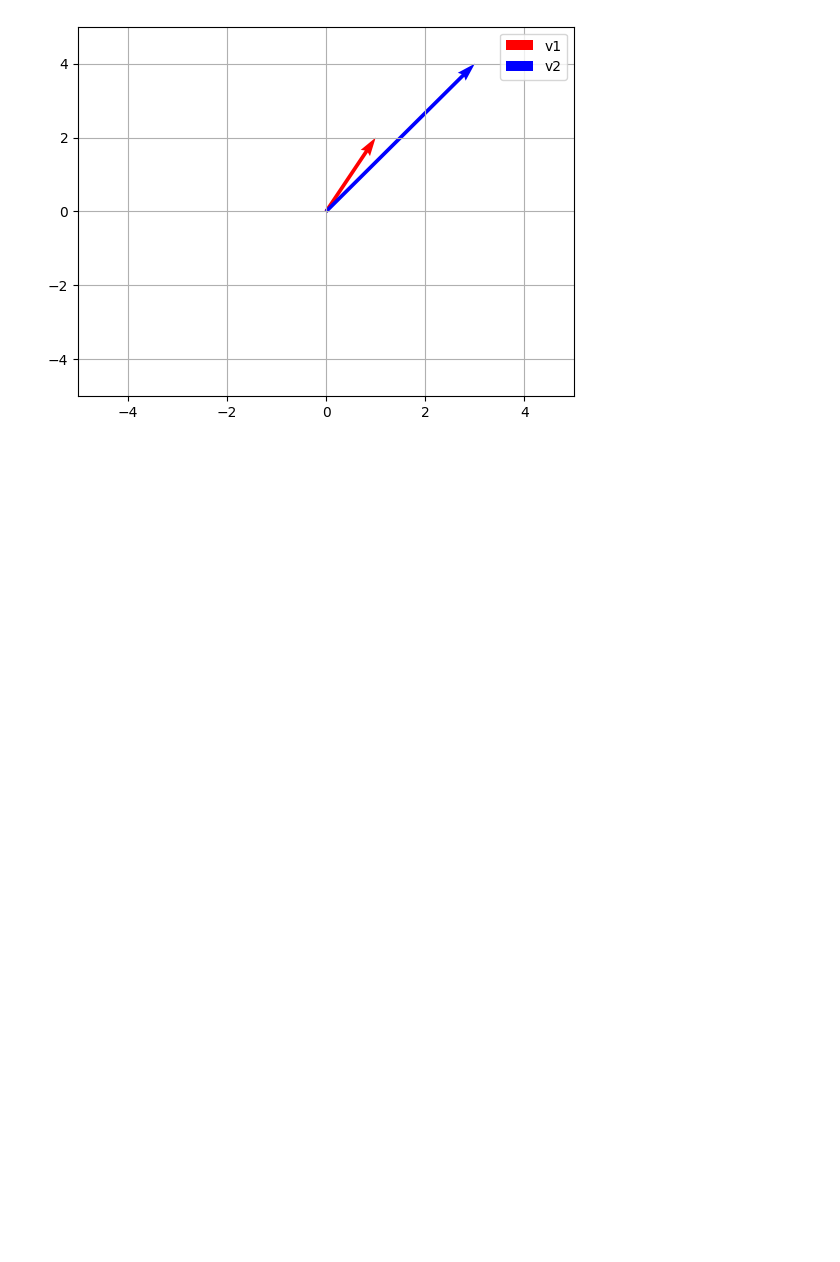
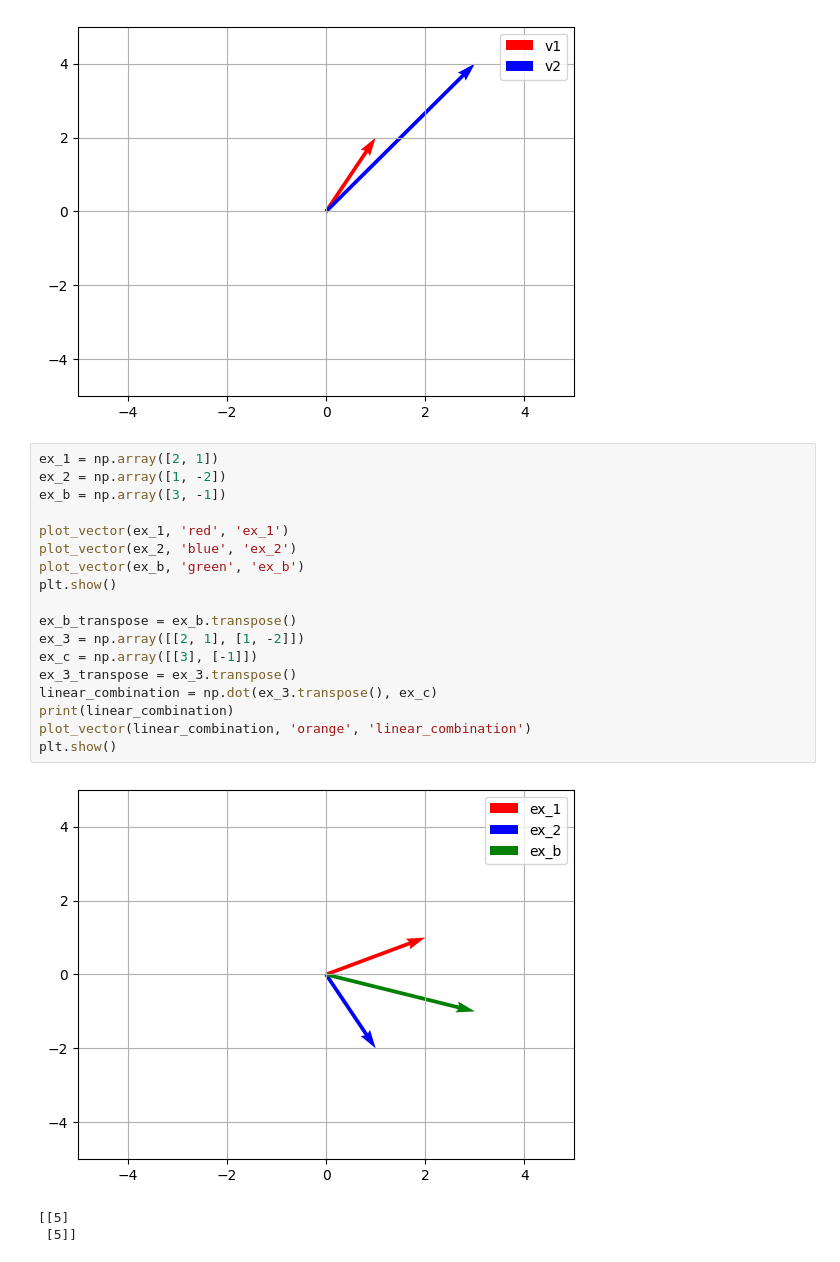
Before and after one commit to JoeCool-Engineer/Lab_1_Alternative, a Jupyter notebook: Lab_1.ipynb, the cells around one changed output. Cells and saved outputs as stored; diff of their text form; blank space fills up the shorter version.

```diff
--- a/Lab_1.ipynb
+++ b/Lab_1.ipynb
@@ -97,3 +97,25 @@ plot_vector(v2, 'blue', 'v2')
 plt.show()
 # %% [output]
 [figure]
+# %%
+ex_1 = np.array([2, 1])
+ex_2 = np.array([1, -2])
+ex_b = np.array([3, -1])
+
+plot_vector(ex_1, 'red', 'ex_1')
+plot_vector(ex_2, 'blue', 'ex_2')
+plot_vector(ex_b, 'green', 'ex_b')
+plt.show()
+
+ex_b_transpose = ex_b.transpose()
+ex_3 = np.array([[2, 1], [1, -2]])
+ex_c = np.array([[3], [-1]])
+ex_3_transpose = ex_3.transpose()
+linear_combination = np.dot(ex_3.transpose(), ex_c)
+print(linear_combination)
+plot_vector(linear_combination, 'orange', 'linear_combination')
+plt.show()
+# %% [output]
+[figure, added]
+[[5]
+ [5]]
```
Also changed, not shown: parts of 3 cells of this notebook, 2 other files.
